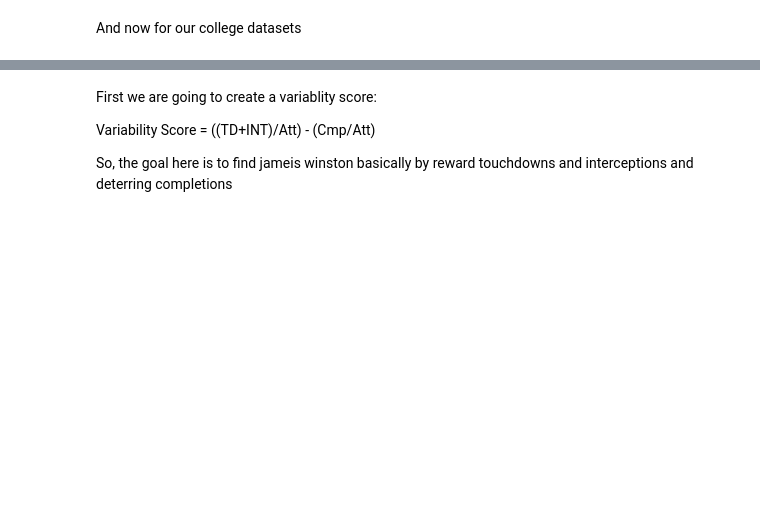
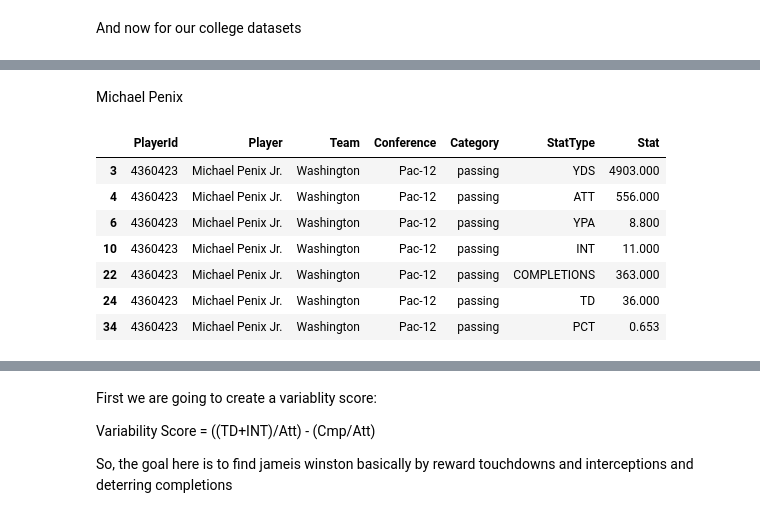
Before and after one commit to DanielFlores2327/kMeans_NFL_rookie_comparison, a Jupyter notebook: kmeans.ipynb, the cells around one changed output, grey strips where cells are left out. Saved outputs shown, nothing was run; the diff lists cells and outputs as text; code cells hidden in the pictures; blank space fills up the shorter version.

```diff
--- a/kmeans.ipynb
+++ b/kmeans.ipynb
@@ -97,0 +173,13 @@ passing_clean
+# %% [markdown]
+Michael Penix
+# %%
+washington_clean
+# %% [output]
+|  | PlayerId | Player | Team | Conference | Category | StatType | Stat |
+| 3 | 4360423 | Michael Penix Jr. | Washington | Pac-12 | passing | YDS | 4903.000 |
+| 4 | 4360423 | Michael Penix Jr. | Washington | Pac-12 | passing | ATT | 556.000 |
+| 6 | 4360423 | Michael Penix Jr. | Washington | Pac-12 | passing | YPA | 8.800 |
+| 10 | 4360423 | Michael Penix Jr. | Washington | Pac-12 | passing | INT | 11.000 |
+| 22 | 4360423 | Michael Penix Jr. | Washington | Pac-12 | passing | COMPLETIONS | 363.000 |
+| 24 | 4360423 | Michael Penix Jr. | Washington | Pac-12 | passing | TD | 36.000 |
+| 34 | 4360423 | Michael Penix Jr. | Washington | Pac-12 | passing | PCT | 0.653 |
```
Also changed, not shown: parts of 45 cells of this notebook, 5 other files.
